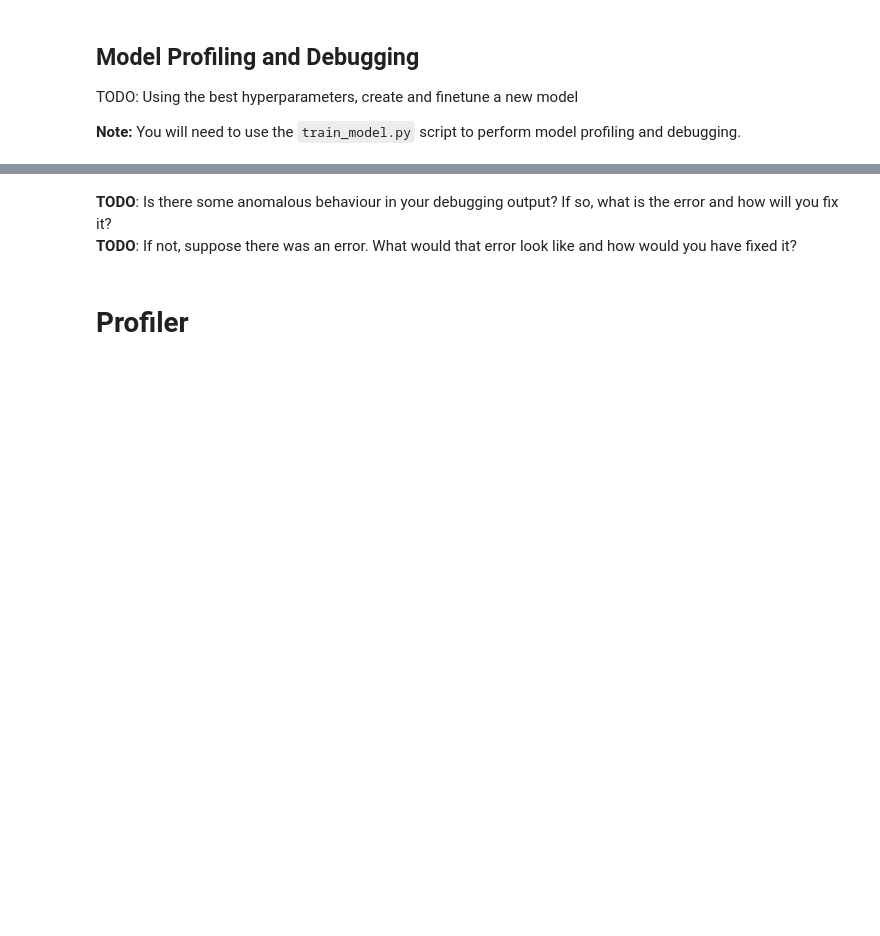
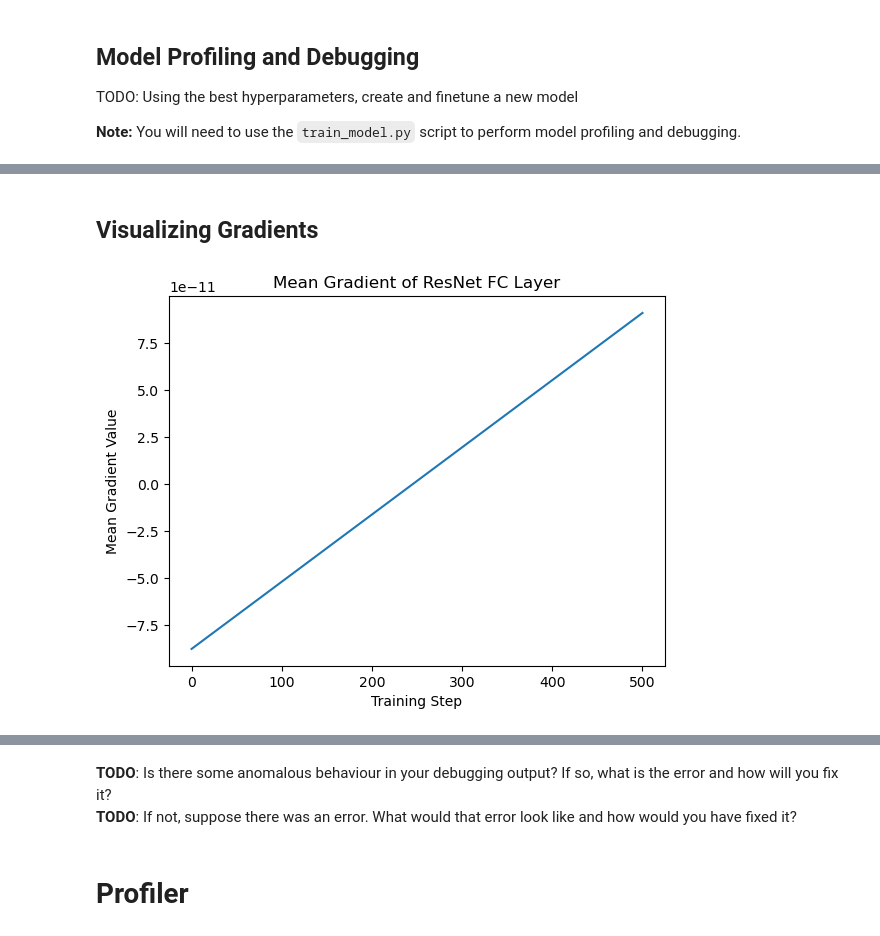
Before and after one commit to busraoguzoglu/Image-Classification-Using-AWS-Sagemaker, a Jupyter notebook: train_and_deploy.ipynb, the cells around one changed output, grey strips where cells are left out. Cells and saved outputs as stored; diff of their text form; code cells hidden in the pictures; blank space fills up the shorter version.

```diff
--- a/train_and_deploy.ipynb
+++ b/train_and_deploy.ipynb
@@ -296,7 +282,7 @@ description
 from smdebug.trials import create_trial
 
 # Define your S3 path
-s3_uri = "s3://sagemaker-us-east-1-814424935677/MAIN-2024-09-05-05-08-45-977/debug-output/"
+s3_uri = "s3://sagemaker-us-east-1-814424935677/MAIN-2024-09-09-11-35-27-331/debug-output/"
 
 # Create a trial from the S3 path
 trial = create_trial(s3_uri)
@@ -310,0 +312,24 @@ MissingCollectionFiles: Training job has ended. All the collection files could n
+# %% [markdown]
+## Visualizing Gradients
+# %%
+import matplotlib.pyplot as plt
+import numpy as np
+
+# Extract the gradient tensor for the final fully connected layer
+fc_gradients_dict = trial.tensor("gradient/ResNet_fc.weight").values()
+
+# Extract the training steps (keys) and corresponding gradient values (values)
+steps = list(fc_gradients_dict.keys())  # These are the training steps
+gradients = [fc_gradients_dict[step] for step in steps]  # Corresponding gradient values
+
+# Since gradients can be multi-dimensional, we'll flatten them
+flattened_gradients = [np.mean(g) for g in gradients]  # Take the mean of the gradients across dimensions
+
+# Plot the gradient values over steps
+plt.plot(steps, flattened_gradients)
+plt.title("Mean Gradient of ResNet FC Layer")
+plt.xlabel("Training Step")
+plt.ylabel("Mean Gradient Value")
+plt.show()
+# %% [output]
+[figure, added]
```
Also changed, not shown: parts of 30 cells of this notebook, 2 other files.
